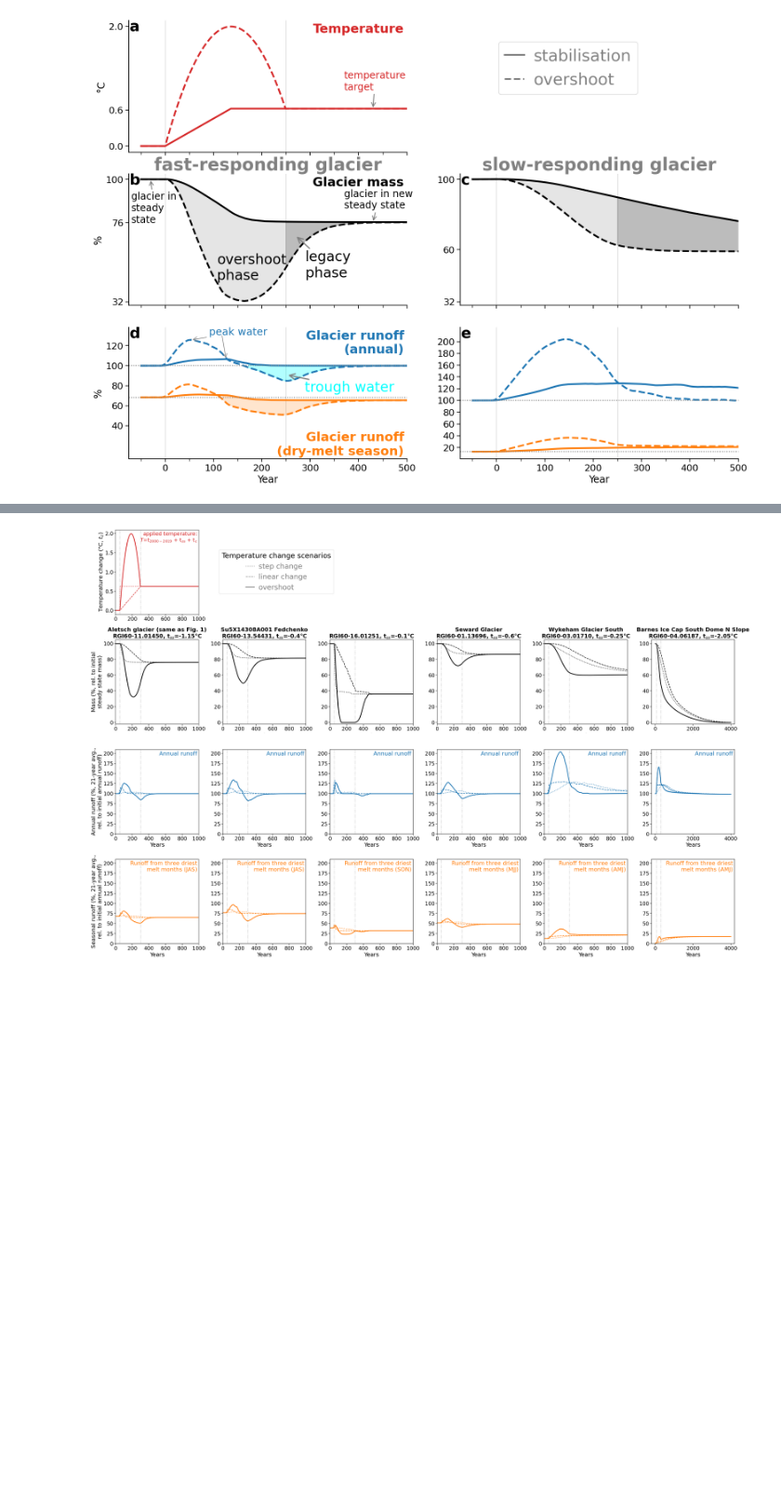
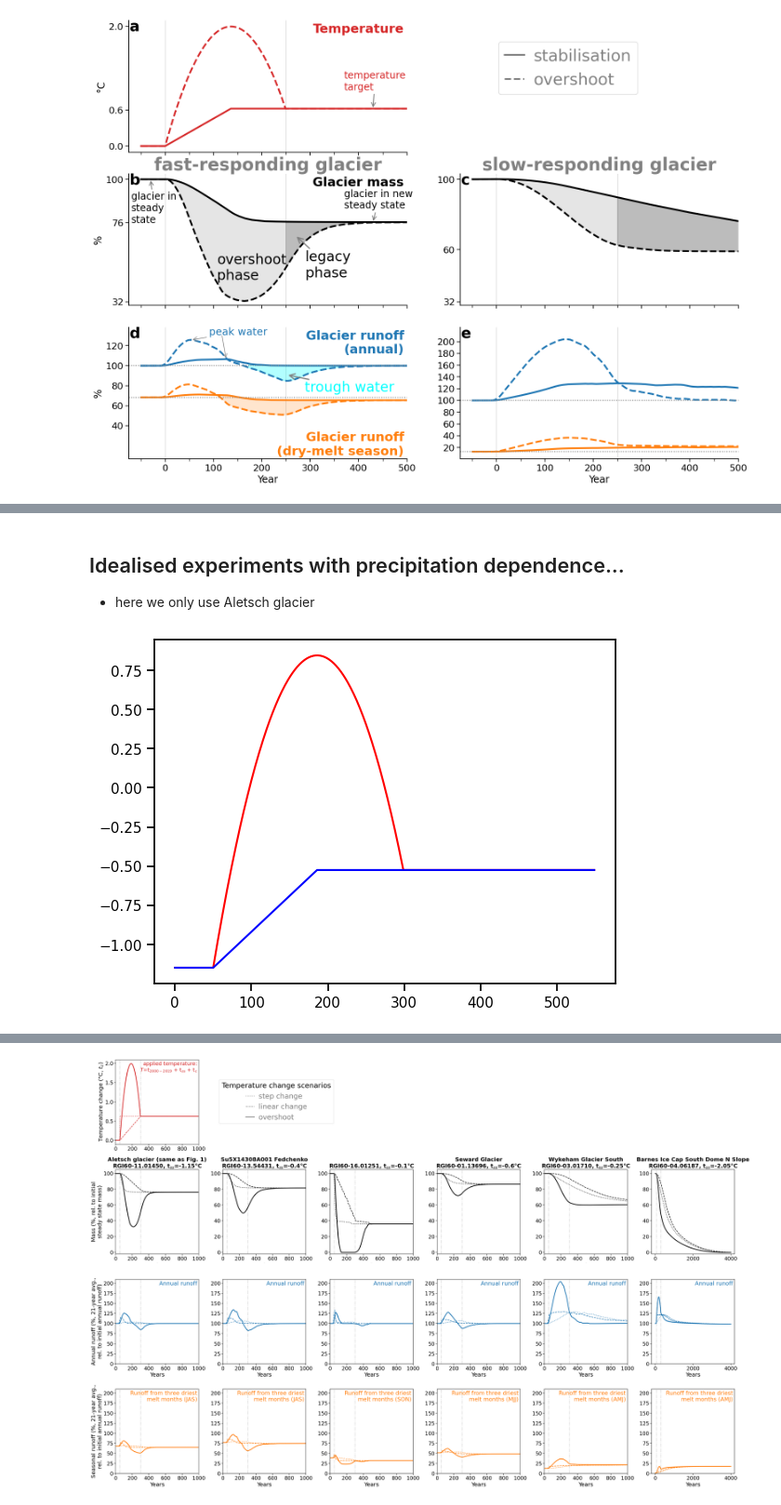
Before and after one commit to lilianschuster/glacier_overshoot_irreversibility_trough_water, a Jupyter notebook: analysis_notebooks/schuster_el_al_phd_paper_2_overshoot_glaciers/1_idealised_suppl_comparison.ipynb, the cells around one changed output, grey strips where cells are left out. Shown at 93% size. Cells and saved outputs as stored; diff of their text form; code cells hidden in the pictures; blank space fills up the shorter version.

```diff
--- a/analysis_notebooks/schuster_el_al_phd_paper_2_overshoot_glaciers/1_idealised_suppl_comparison.ipynb
+++ b/analysis_notebooks/schuster_el_al_phd_paper_2_overshoot_glaciers/1_idealised_suppl_comparison.ipynb
@@ -1022,0 +986,3 @@ Object `ax.set_minor_formatter` not found.
+# %% [markdown]
+## Idealised experiments with precipitation dependence...
+- here we only use Aletsch glacier
@@ -1022,0 +991,37 @@ Object `ax.set_minor_formatter` not found.
+# %%
+gdir = gdirs[0] # Aletsch
+delta_t = dict_delta_t_rgi_eq[gdir.rgi_id]
+
+# let's define our overshoot (temperature bias series that we apply on th 2009+/-10 yr climate)
+x = np.arange(0,250,1)
+ny_s=50
+t0 = ny_s
+ny_e=250
+t1 = ny_e +ny_s
+a = -0.00010772
+b = 0.0024
+c = delta_t
+
+t = np.arange(t0, t1, 1)
+y = a * (t - t0) * (t - t1) + b * (t - t0) + c
+
+ys = np.concatenate([np.full(ny_s, y[0]), y, np.full(ny_e, y[-1])])
+temp_bias_ts = pd.Series(ys-(y[0]-delta_t), index=np.arange(0,250+ny_s+ny_e,1))
+temp_bias_ts = pd.concat([temp_bias_ts, pd.Series(index=np.arange(550,250+ny_s+ny_e,1), dtype='float64')])
+temp_bias_ts.loc[550:] = temp_bias_ts.loc[549]
+temp_bias_ts.plot(color='red');
+
+yr_max_os = temp_bias_ts.idxmax() - 50
+x = np.arange(0,yr_max_os,1)
+y2 = (y[-1]-y[0])/yr_max_os*x + y[0]
+ys2 = np.concatenate([np.full(ny_s, y2[0]), y2, np.full(ny_e+250-yr_max_os, y[-1])])
+
+# now create a stabilisation timeseries that stabilises at the same final temp. level as the overshoot experiment
+# (but without peaking and then declining). We define that it stabilised at the year where the overshoot peaks.
+temp_bias_ts_lin = pd.Series(ys2-(y2[0]-delta_t), index=np.arange(0,yr_max_os+ny_s+ny_e+250-yr_max_os,1))
+#temp_bias_ts_lin = pd.Series(ys2-(y2[0]-delta_t), index=np.arange(0,250+ny_s+ny_e,1))
+temp_bias_ts_lin = pd.concat([temp_bias_ts_lin, pd.Series(index=np.arange(550,250+ny_s+ny_e,1), dtype='float64')])
+temp_bias_ts_lin.loc[550:] = temp_bias_ts_lin.loc[549]
+temp_bias_ts_lin.plot(color='blue');
+# %% [output]
+[figure, added]
```
Also changed, not shown: parts of 33 cells of this notebook, 40 other files.
